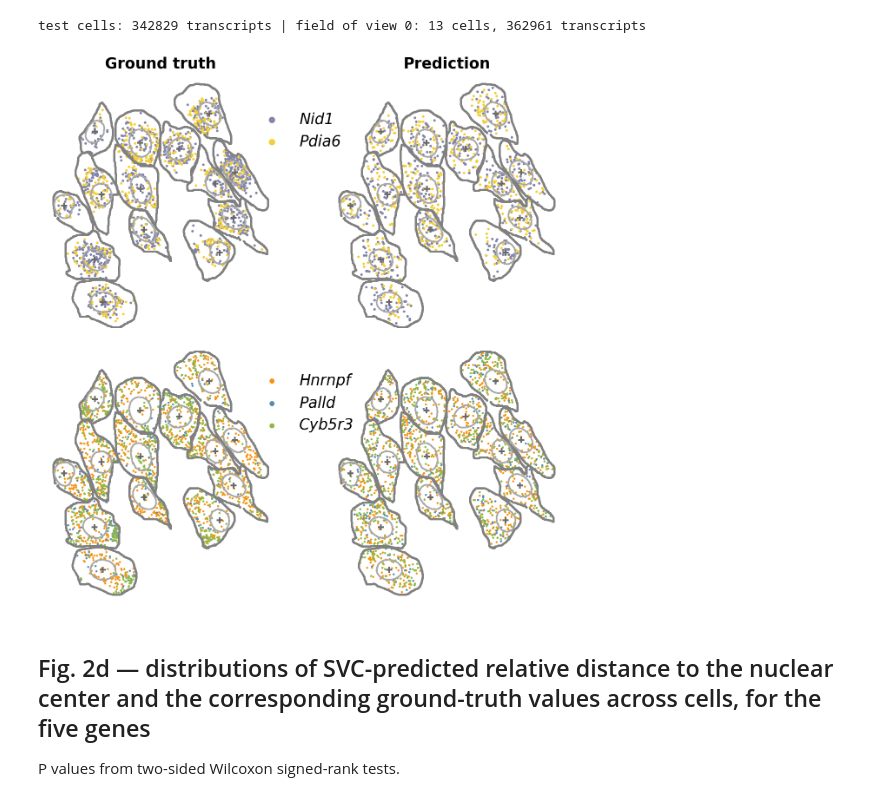
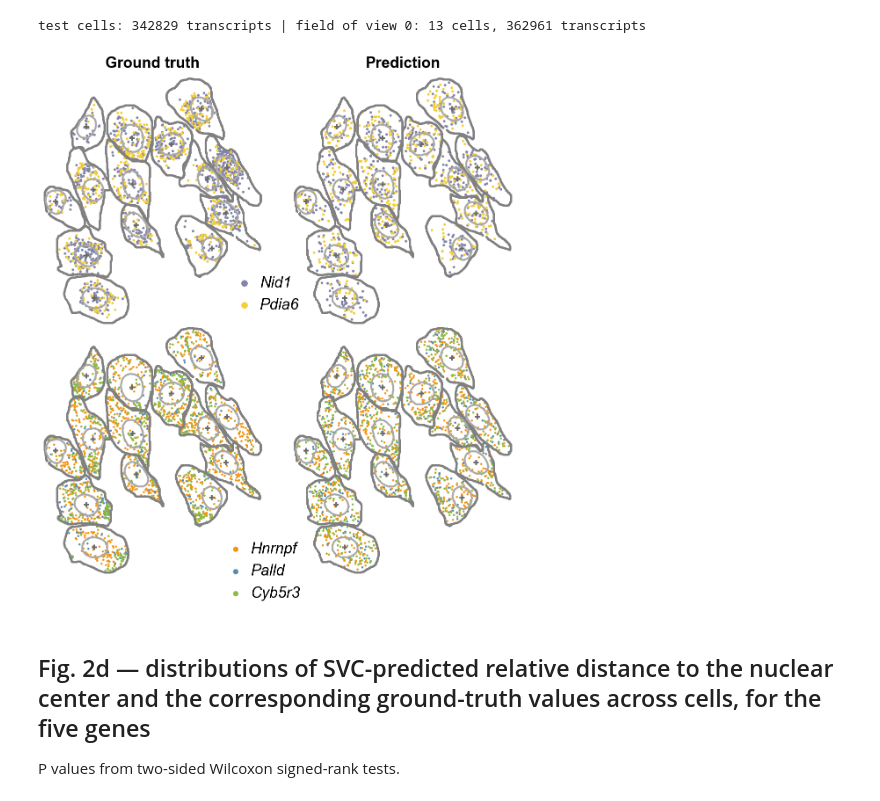
Before and after one commit to aster-ww/SVC-reproducibility, a Jupyter notebook: fig2/fig2_reproducibility.ipynb, the cells around one changed output. Cells and saved outputs as stored; diff of their text form; code cells hidden in the pictures.

```diff
--- a/fig2/fig2_reproducibility.ipynb
+++ b/fig2/fig2_reproducibility.ipynb
@@ -296,36 +340,47 @@ print('test cells: %d transcripts | field of view %s: %d cells, %d transcripts'
 test cells: 342829 transcripts | field of view 0: 13 cells, 362961 transcripts
 # %%
 # Fig. 2c
+print_scale = 0.201034
+map_scale = 0.920671
+
+
 def transcript_panel(ax, tx, genes, colors, x_col, y_col, size):
-    ax.scatter(cell_contour.x, cell_contour.y, color='grey', s=6, zorder=20)
-    ax.scatter(nuclear_contour.x, nuclear_contour.y, alpha=0.6, s=2, color='darkgrey', zorder=20)
-    ax.scatter(nuclear_contour['centerX'], nuclear_contour['centerY'],
-               marker='+', color='dimgray', s=100, zorder=20)
+    ax.scatter(cell_contour.x, cell_contour.y, color='grey', s=6 * map_scale ** 2, zorder=20)
+    ax.scatter(nuclear_contour.x, nuclear_contour.y, alpha=0.6, s=2 * map_scale ** 2, color='darkgrey', zorder=20)
+    centers = nuclear_contour[['centerX', 'centerY']].drop_duplicates()
+    ax.scatter(centers['centerX'], centers['centerY'], marker='+', color='dimgray',
+               s=100 * map_scale ** 2, linewidths=3 * map_scale, zorder=20)
     for g, c in zip(genes, colors):
         sub = tx[tx['gene'] == g]
-        ax.scatter(sub[x_col], sub[y_col], s=size, color=c, label=g)
+        ax.scatter(sub[x_col], sub[y_col], s=size * map_scale ** 2, color=c, label=g)
     ax.set_aspect('equal')
+    ax.set_xlim(305.75, 2065.25)
+    ax.set_ylim(45.46, 2038.54)
     ax.axis('off')
 
 top_genes, top_colors = ['Nid1', 'Pdia6'], ['#8386a8', '#f5cf36']
 bottom_genes, bottom_colors = ['Hnrnpf', 'Palld', 'Cyb5r3'], ['#f49512', '#578bb2', '#8fb943']
 
-fig, ax = plt.subplots(2, 2, figsize=(17, 16), gridspec_kw={'hspace': 0., 'wspace': 0})
+fig, ax = plt.subplots(2, 2, figsize=(10.694920, 11.342719),
+                       gridspec_kw={'hspace': 0., 'wspace': 0.136122, 'left': 0, 'right': 1, 'bottom': 0, 'top': 1})
 transcript_panel(ax[0, 0], measured_tx, top_genes, top_colors, 'x', 'y', 10)
 transcript_panel(ax[0, 1], pred_tx, top_genes, top_colors, 'x_original', 'y_original', 10)
 transcript_panel(ax[1, 0], measured_tx, bottom_genes, bottom_colors, 'x', 'y', 6)
 transcript_panel(ax[1, 1], pred_tx, bottom_genes, bottom_colors, 'x_original', 'y_original', 6)
 
-ax[0, 0].set_title('Ground truth', fontsize=25, fontweight='bold')
-ax[0, 1].set_title('Prediction', fontsize=25, fontweight='bold')
-for a, anchor in [(ax[0, 0], (0.85, 0.9)), (ax[1, 0], (0.85, 0.6))]:
-    leg = a.legend(fontsize=25, markerscale=3, bbox_to_anchor=anchor, frameon=False)
+ax[0, 0].set_title('Ground truth', fontsize=25, fontweight='bold', pad=1 / 25.4 * 72 / print_scale)
+ax[0, 1].set_title('Prediction', fontsize=25, fontweight='bold', pad=1 / 25.4 * 72 / print_scale)
+for a, anchor in [(ax[0, 0], (0.82, 0.126)), (ax[1, 0], (0.78, 0.014))]:
+    leg = a.legend(fontsize=25, markerscale=3 / map_scale, loc='center left', bbox_to_anchor=anchor, frameon=False,
+                   handlelength=1, handletextpad=0.5)
     for t in leg.get_texts():
         t.set_fontstyle('italic')
 
+print_style(fig, print_scale)
+# fig.savefig('fig2c.pdf', bbox_inches='tight')
 plt.show()
 # %% [output]
-[figure, old version]
+[figure, new version]
 # %% [markdown]
 ## Fig. 2d — distributions of SVC-predicted relative distance to the nuclear center and the corresponding ground-truth values across cells, for the five genes
 
```
Also changed, not shown: parts of 12 cells of this notebook.
